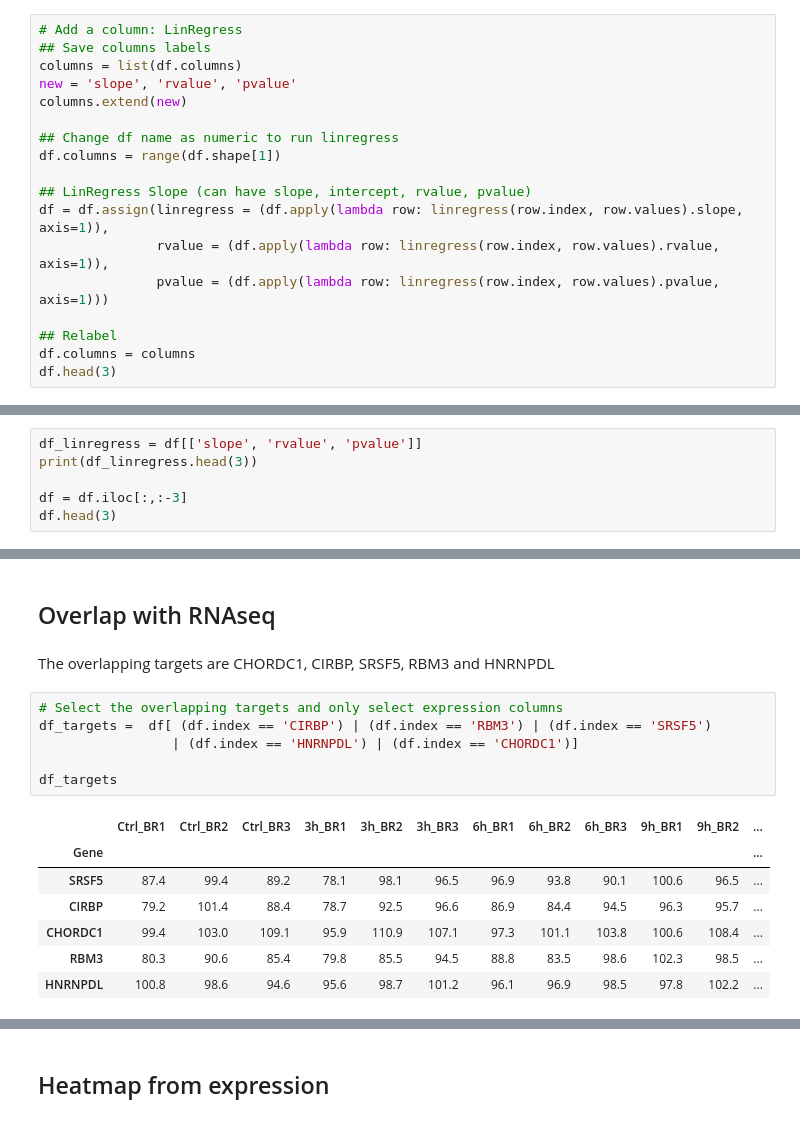
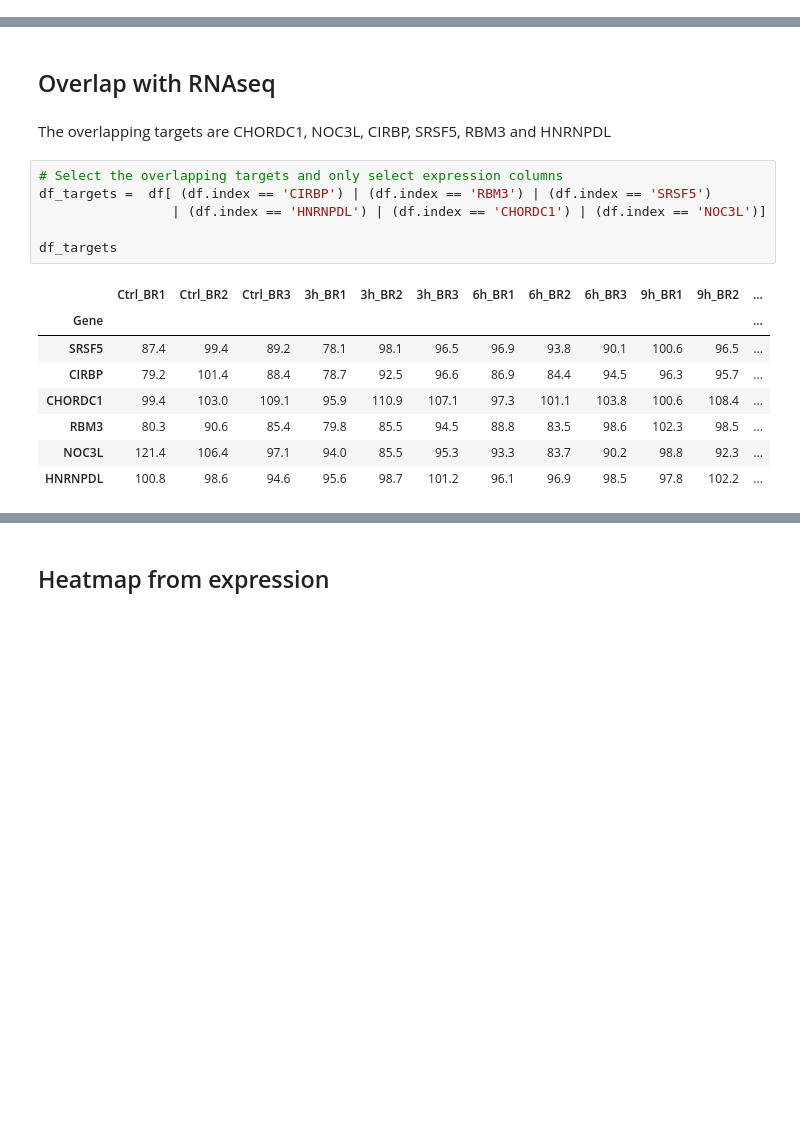
Before and after one commit to Keviosta/Temp_3.2.-.C, a Jupyter notebook: HEK293_Proteomic data.ipynb, the cells around one changed output, grey strips where cells are left out. Saved outputs shown, nothing was run; the diff lists cells and outputs as text; blank space fills up the shorter version.

```diff
--- a/HEK293_Proteomic data.ipynb
+++ b/HEK293_Proteomic data.ipynb
@@ -87,18 +75,0 @@ df_zscore.head(2)
-# %%
-# Add a column: LinRegress
-## Save columns labels
-columns = list(df.columns)
-new = 'slope', 'rvalue', 'pvalue'
-columns.extend(new)
-
-## Change df name as numeric to run linregress
-df.columns = range(df.shape[1])
-
-## LinRegress Slope (can have slope, intercept, rvalue, pvalue)
-df = df.assign(linregress = (df.apply(lambda row: linregress(row.index, row.values).slope, axis=1)),
-               rvalue = (df.apply(lambda row: linregress(row.index, row.values).rvalue, axis=1)),
-               pvalue = (df.apply(lambda row: linregress(row.index, row.values).pvalue, axis=1)))
-
-## Relabel
-df.columns = columns
-df.head(3)
@@ -112,6 +75,0 @@ df.head(3)
-# %%
-df_linregress = df[['slope', 'rvalue', 'pvalue']]
-print(df_linregress.head(3))
-
-df = df.iloc[:,:-3]
-df.head(3)
@@ -284,20 +373,21 @@ for target in targets:
 # %% [markdown]
 ## Overlap with RNAseq
 # %% [markdown]
-The overlapping targets are CHORDC1, CIRBP, SRSF5, RBM3 and HNRNPDL
+The overlapping targets are CHORDC1, NOC3L, CIRBP, SRSF5, RBM3 and HNRNPDL
 # %%
 # Select the overlapping targets and only select expression columns
 df_targets =  df[ (df.index == 'CIRBP') | (df.index == 'RBM3') | (df.index == 'SRSF5')
-                 | (df.index == 'HNRNPDL') | (df.index == 'CHORDC1')]
+                 | (df.index == 'HNRNPDL') | (df.index == 'CHORDC1') | (df.index == 'NOC3L')]
 
 df_targets
 # %% [output]
 |  | Ctrl_BR1 | Ctrl_BR2 | Ctrl_BR3 | 3h_BR1 | 3h_BR2 | 3h_BR3 | 6h_BR1 | 6h_BR2 | 6h_BR3 | 9h_BR1 | 9h_BR2 | ... |
 | Gene |  |  |  |  |  |  |  |  |  |  |  | ... |
 | SRSF5 | 87.4 | 99.4 | 89.2 | 78.1 | 98.1 | 96.5 | 96.9 | 93.8 | 90.1 | 100.6 | 96.5 | ... |
 | CIRBP | 79.2 | 101.4 | 88.4 | 78.7 | 92.5 | 96.6 | 86.9 | 84.4 | 94.5 | 96.3 | 95.7 | ... |
 | CHORDC1 | 99.4 | 103.0 | 109.1 | 95.9 | 110.9 | 107.1 | 97.3 | 101.1 | 103.8 | 100.6 | 108.4 | ... |
 | RBM3 | 80.3 | 90.6 | 85.4 | 79.8 | 85.5 | 94.5 | 88.8 | 83.5 | 98.6 | 102.3 | 98.5 | ... |
+| NOC3L | 121.4 | 106.4 | 97.1 | 94.0 | 85.5 | 95.3 | 93.3 | 83.7 | 90.2 | 98.8 | 92.3 | ... |
 | HNRNPDL | 100.8 | 98.6 | 94.6 | 95.6 | 98.7 | 101.2 | 96.1 | 96.9 | 98.5 | 97.8 | 102.2 | ... |
 # %%
 # Protein expression over time of the overlapped proteins.
```
Also changed, not shown: parts of 70 cells of this notebook, 1 other file.
